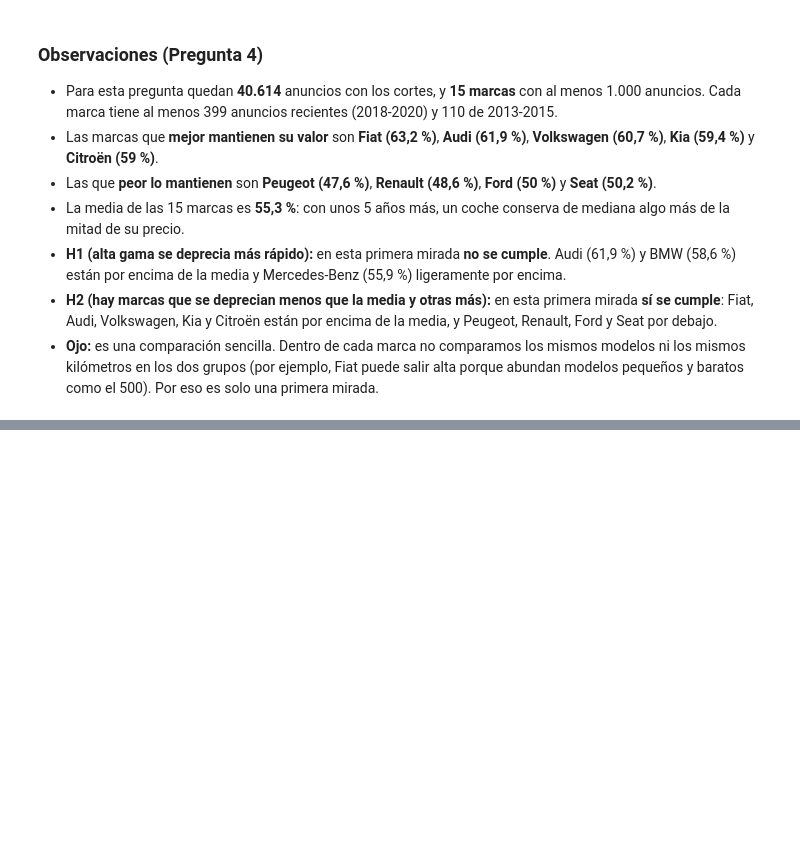
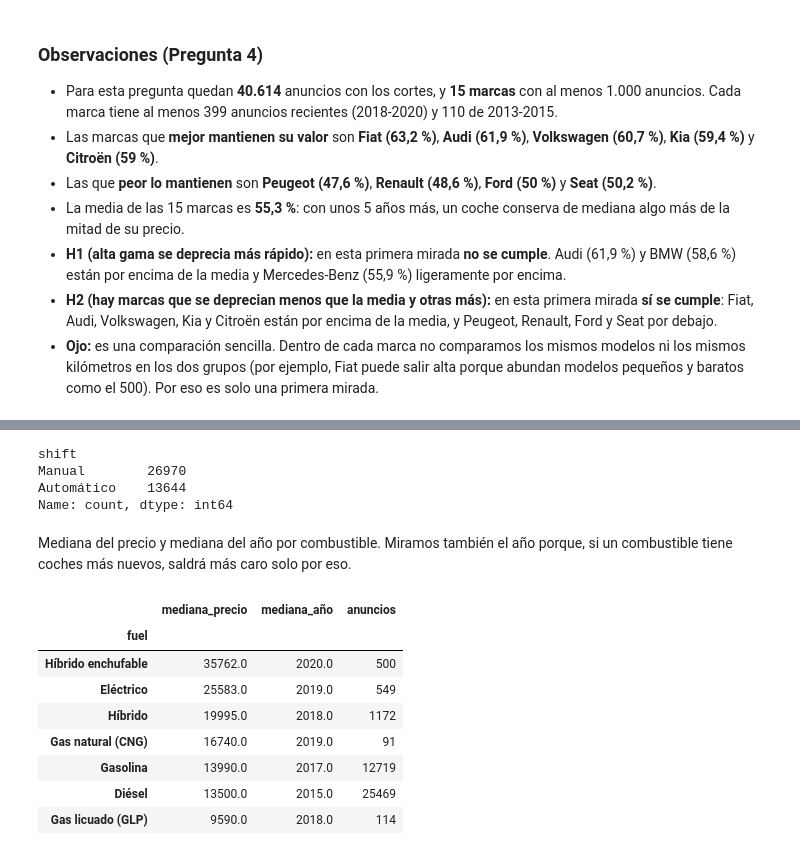
Before and after one commit to rusamen86/tfm-p1-precio-coches, a Jupyter notebook: notebooks/02b_preguntas_eda.ipynb, the cells around one changed output, grey strips where cells are left out. Drawn from its saved outputs; the diff is of its cells as text; code cells hidden in the pictures; blank space fills up the shorter version.

```diff
--- a/notebooks/02b_preguntas_eda.ipynb
+++ b/notebooks/02b_preguntas_eda.ipynb
@@ -443,0 +469,25 @@ Valor retenido medio de las marcas (%): 55.3
+# %%
+df_p5['shift'].value_counts()
+# %% [output]
+shift
+Manual        26970
+Automático    13644
+Name: count, dtype: int64
+# %% [markdown]
+Mediana del precio y mediana del año por combustible. Miramos también el año porque, si un combustible tiene coches más nuevos, saldrá más caro solo por eso.
+# %%
+combustible = pd.DataFrame()
+combustible['mediana_precio'] = df_p5.groupby('fuel')['price'].median()
+combustible['mediana_año'] = df_p5.groupby('fuel')['year'].median()
+combustible['anuncios'] = df_p5['fuel'].value_counts()
+combustible.sort_values('mediana_precio', ascending=False)
+# %% [output]
+|  | mediana_precio | mediana_año | anuncios |
+| fuel |  |  |  |
+| Híbrido enchufable | 35762.0 | 2020.0 | 500 |
+| Eléctrico | 25583.0 | 2019.0 | 549 |
+| Híbrido | 19995.0 | 2018.0 | 1172 |
+| Gas natural (CNG) | 16740.0 | 2019.0 | 91 |
+| Gasolina | 13990.0 | 2017.0 | 12719 |
+| Diésel | 13500.0 | 2015.0 | 25469 |
+| Gas licuado (GLP) | 9590.0 | 2018.0 | 114 |
```
Also changed, not shown: parts of 15 cells of this notebook, 2 other files.
